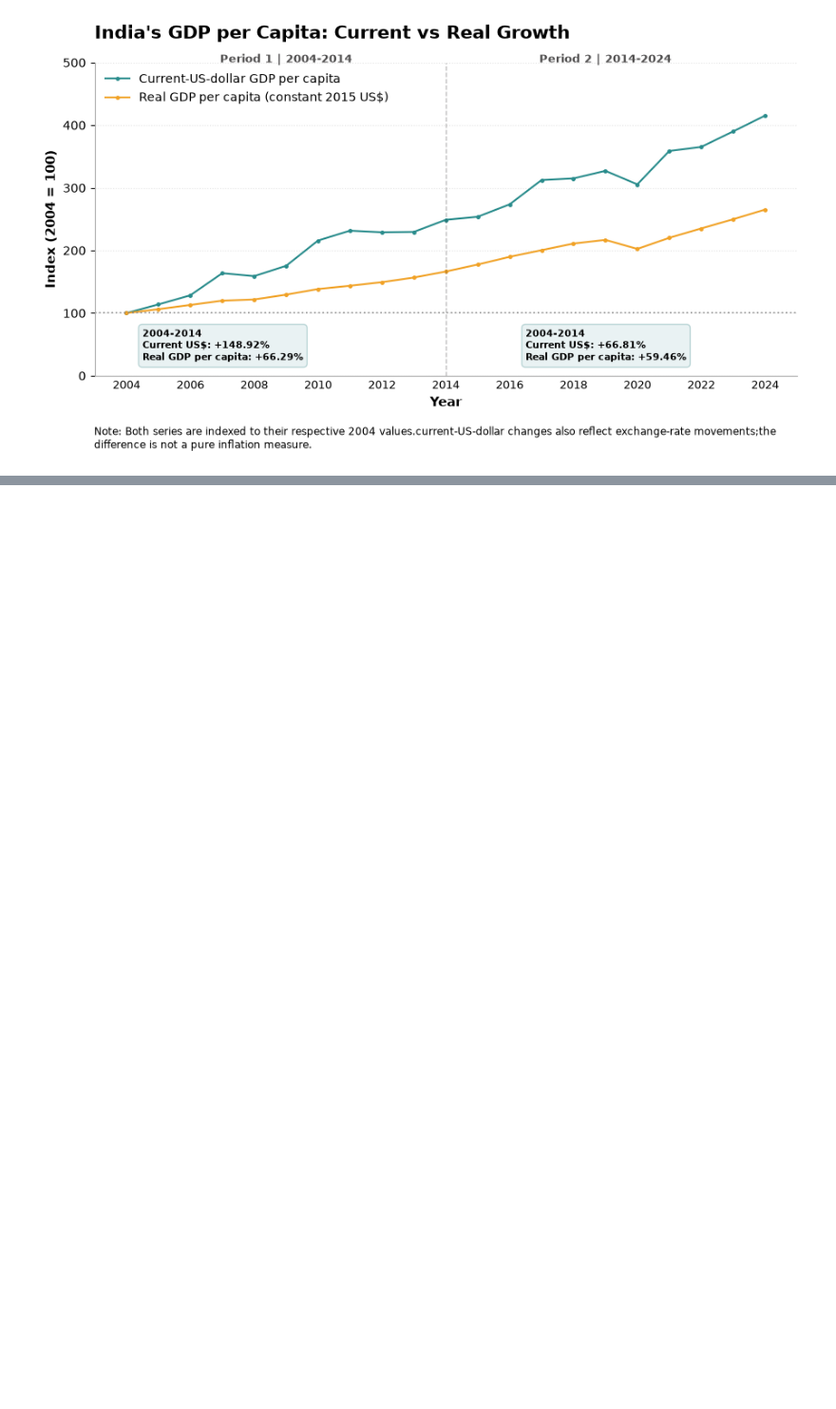
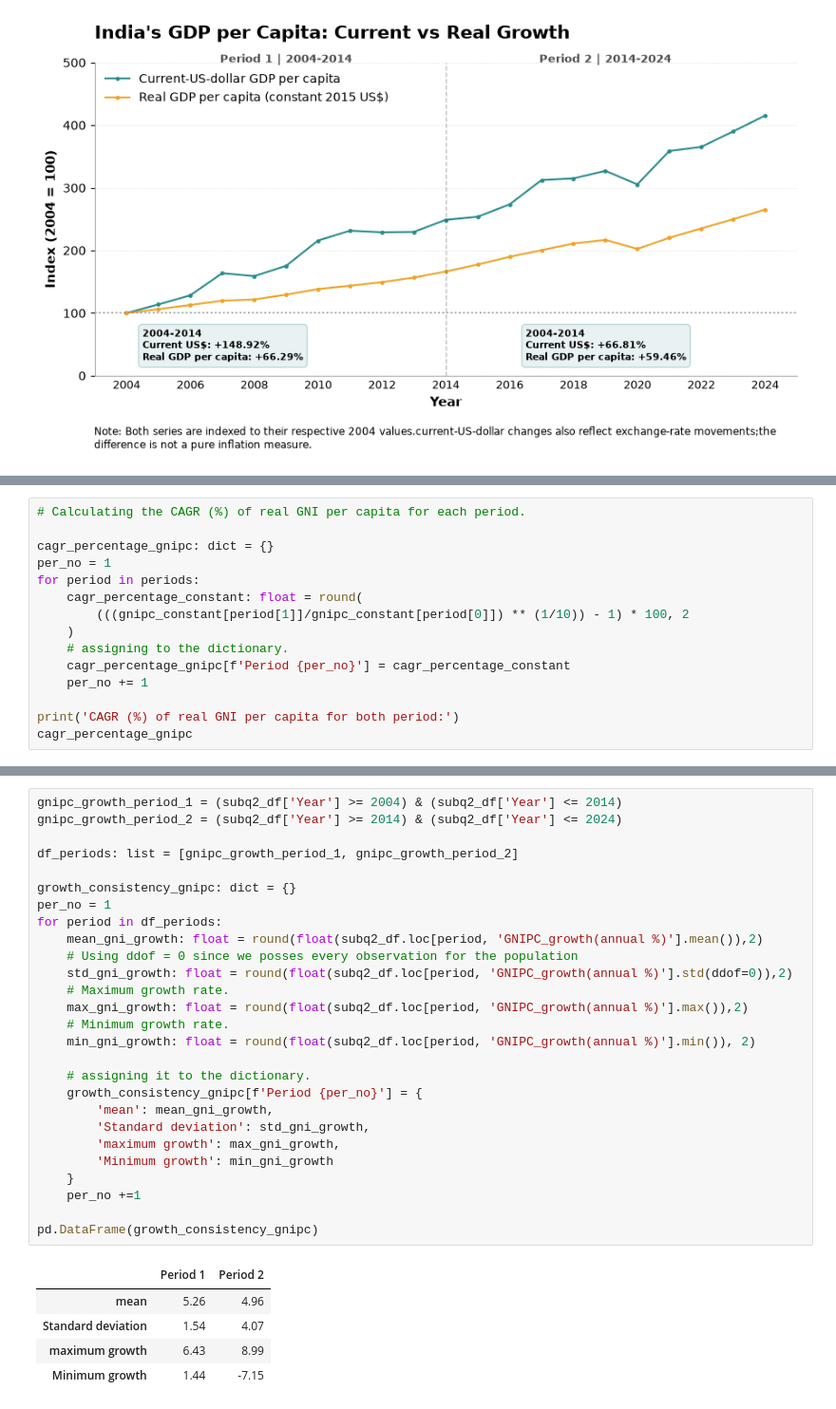
Before and after one commit to sohail-ansari0023/Indias_economic_changes, a Jupyter notebook: 2_Income_and_Living_Standards/Analysis.ipynb, the cells around one changed output, grey strips where cells are left out. Shown at 95% size. Saved outputs shown, nothing was run; the diff lists cells and outputs as text; blank space fills up the shorter version.

```diff
--- a/2_Income_and_Living_Standards/Analysis.ipynb
+++ b/2_Income_and_Living_Standards/Analysis.ipynb
@@ -513,0 +691,15 @@ plt.show()
+# %%
+# Calculating the CAGR (%) of real GNI per capita for each period.
+
+cagr_percentage_gnipc: dict = {}
+per_no = 1
+for period in periods:
+    cagr_percentage_constant: float = round(
+        (((gnipc_constant[period[1]]/gnipc_constant[period[0]]) ** (1/10)) - 1) * 100, 2
+    )
+    # assigning to the dictionary.
+    cagr_percentage_gnipc[f'Period {per_no}'] = cagr_percentage_constant
+    per_no += 1
+
+print('CAGR (%) of real GNI per capita for both period:')
+cagr_percentage_gnipc
@@ -513,0 +715,33 @@ plt.show()
+# %%
+gnipc_growth_period_1 = (subq2_df['Year'] >= 2004) & (subq2_df['Year'] <= 2014)
+gnipc_growth_period_2 = (subq2_df['Year'] >= 2014) & (subq2_df['Year'] <= 2024)
+
+df_periods: list = [gnipc_growth_period_1, gnipc_growth_period_2]
+
+growth_consistency_gnipc: dict = {}
+per_no = 1
+for period in df_periods:
+    mean_gni_growth: float = round(float(subq2_df.loc[period, 'GNIPC_growth(annual %)'].mean()),2)
+    # Using ddof = 0 since we posses every observation for the population
+    std_gni_growth: float = round(float(subq2_df.loc[period, 'GNIPC_growth(annual %)'].std(ddof=0)),2)
+    # Maximum growth rate.
+    max_gni_growth: float = round(float(subq2_df.loc[period, 'GNIPC_growth(annual %)'].max()),2)
+    # Minimum growth rate.
+    min_gni_growth: float = round(float(subq2_df.loc[period, 'GNIPC_growth(annual %)'].min()), 2)
+
+    # assigning it to the dictionary.
+    growth_consistency_gnipc[f'Period {per_no}'] = {
+        'mean': mean_gni_growth,
+        'Standard deviation': std_gni_growth,
+        'maximum growth': max_gni_growth,
+        'Minimum growth': min_gni_growth
+    }
+    per_no +=1
+
+pd.DataFrame(growth_consistency_gnipc)
+# %% [output]
+|  | Period 1 | Period 2 |
+| mean | 5.26 | 4.96 |
+| Standard deviation | 1.54 | 4.07 |
+| maximum growth | 6.43 | 8.99 |
+| Minimum growth | 1.44 | -7.15 |
```
Also changed, not shown: parts of 14 cells of this notebook, 3 other files.
